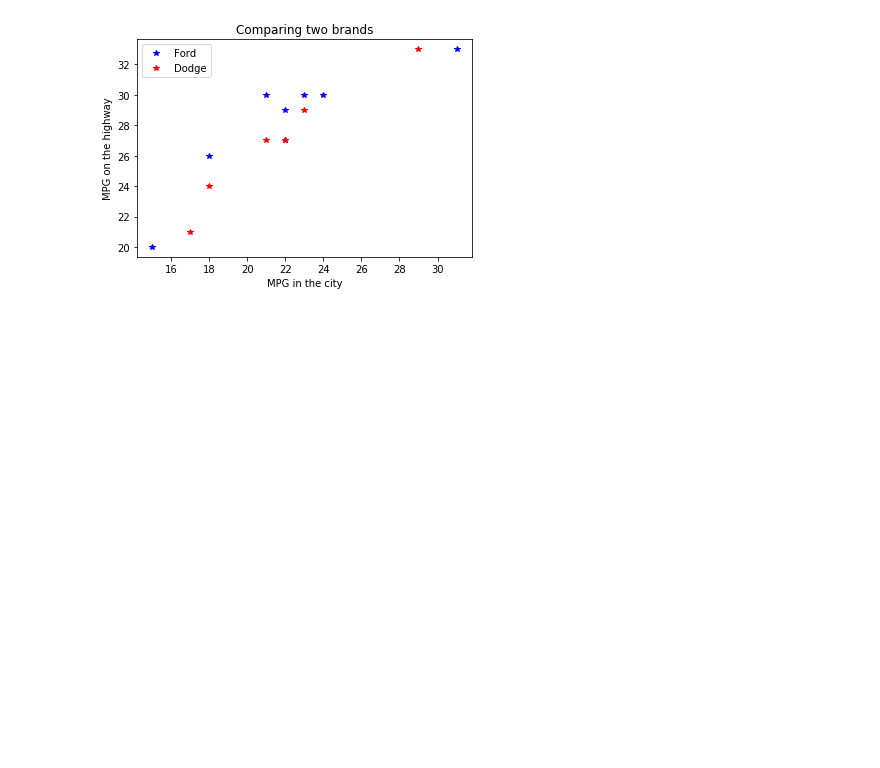
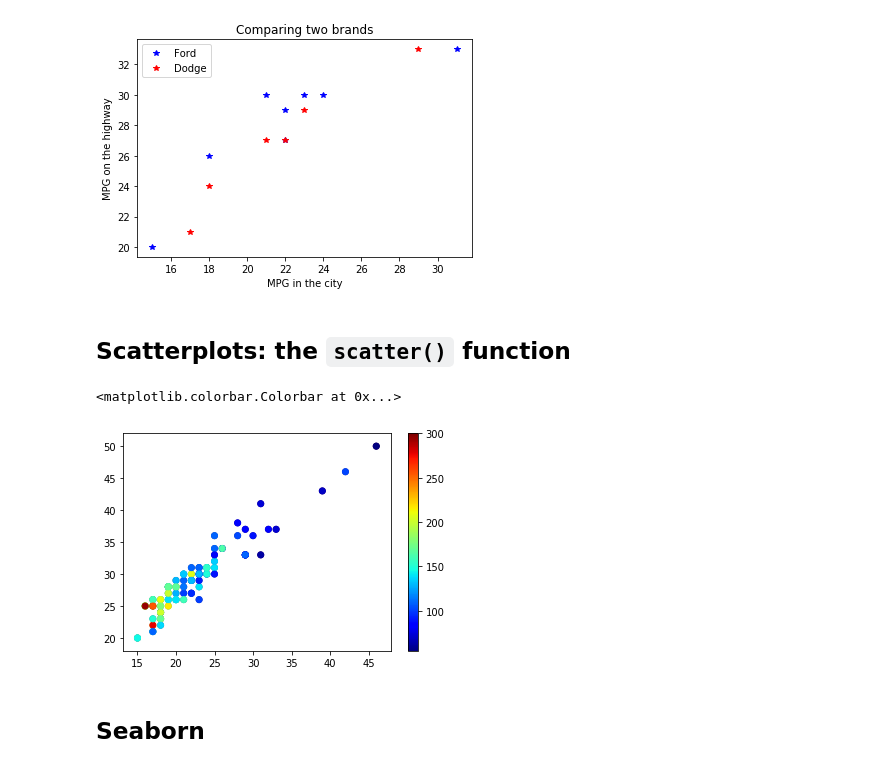
Before and after one commit to dvanderelst-classes/python-class, a Jupyter notebook: Summary/Summary.ipynb, the cells around one changed output. Drawn from its saved outputs; the diff is of its cells as text; code cells hidden in the pictures; blank space fills up the shorter version.

Commit message:
Added scatter and seaborn to summary

```diff
--- a/Summary/Summary.ipynb
+++ b/Summary/Summary.ipynb
@@ -100,3 +110,15 @@ pyplot.legend(['Ford', 'Dodge'])
 # %% [output]
 <matplotlib.legend.Legend at 0x...>
 [figure]
+# %% [markdown]
+## Scatterplots: the `scatter()` function
+# %%
+data.columns
+pyplot.scatter(data['mpg_city'], data['mpg_hgw'], c = data['horsepower'])
+pyplot.set_cmap('jet')
+pyplot.colorbar()
+# %% [output]
+<matplotlib.colorbar.Colorbar at 0x...>
+[figure, added]
+# %% [markdown]
+## Seaborn
```
Also changed, not shown: parts of 6 cells of this notebook, 6 other files.
